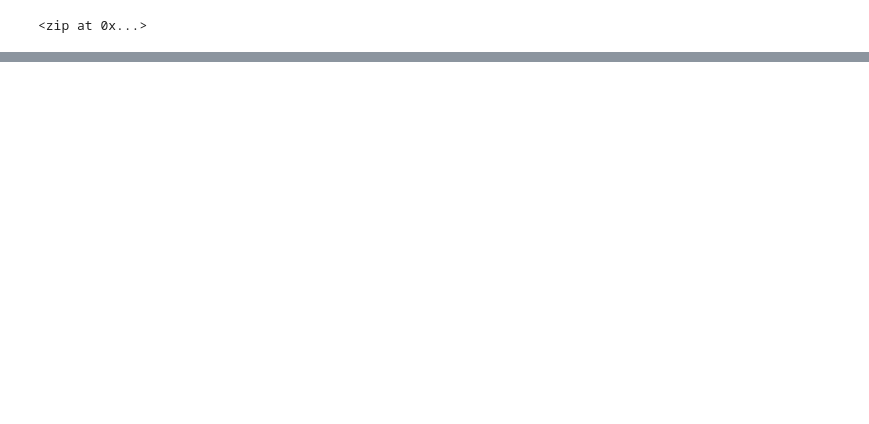
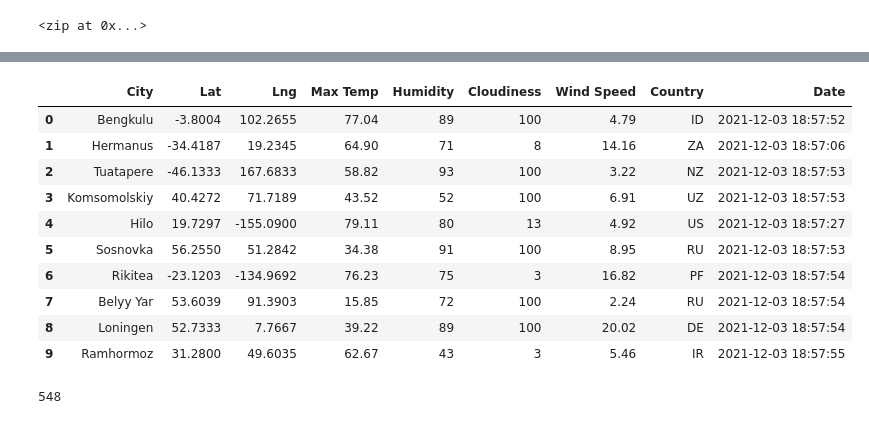
Before and after one commit to CJhair7/World_Weather_Analysis, a Jupyter notebook: WeatherPy.ipynb, the cells around one changed output, grey strips where cells are left out. Saved outputs shown, nothing was run; the diff lists cells and outputs as text; code cells hidden in the pictures; blank space fills up the shorter version.

Commit message:
Adding weather data df and git ignore.

```diff
--- a/WeatherPy.ipynb
+++ b/WeatherPy.ipynb
@@ -32,0 +48,3 @@ len(cities)
+# %%
+# Starting URL for Weather Map API Call.
+url = "http://api.openweathermap.org/data/2.5/weather?units=Imperial&APPID=" + weather_api_key
@@ -32,0 +135,20 @@ len(cities)
+# %%
+# Convert the array of dictionaries to a Pandas DataFrame.
+city_data_df = pd.DataFrame(city_data)
+city_data_df.head(10)
+# %% [output]
+|  | City | Lat | Lng | Max Temp | Humidity | Cloudiness | Wind Speed | Country | Date |
+| 0 | Bengkulu | -3.8004 | 102.2655 | 77.04 | 89 | 100 | 4.79 | ID | 2021-12-03 18:57:52 |
+| 1 | Hermanus | -34.4187 | 19.2345 | 64.90 | 71 | 8 | 14.16 | ZA | 2021-12-03 18:57:06 |
+| 2 | Tuatapere | -46.1333 | 167.6833 | 58.82 | 93 | 100 | 3.22 | NZ | 2021-12-03 18:57:53 |
+| 3 | Komsomolskiy | 40.4272 | 71.7189 | 43.52 | 52 | 100 | 6.91 | UZ | 2021-12-03 18:57:53 |
+| 4 | Hilo | 19.7297 | -155.0900 | 79.11 | 80 | 13 | 4.92 | US | 2021-12-03 18:57:27 |
+| 5 | Sosnovka | 56.2550 | 51.2842 | 34.38 | 91 | 100 | 8.95 | RU | 2021-12-03 18:57:53 |
+| 6 | Rikitea | -23.1203 | -134.9692 | 76.23 | 75 | 3 | 16.82 | PF | 2021-12-03 18:57:54 |
+| 7 | Belyy Yar | 53.6039 | 91.3903 | 15.85 | 72 | 100 | 2.24 | RU | 2021-12-03 18:57:54 |
+| 8 | Loningen | 52.7333 | 7.7667 | 39.22 | 89 | 100 | 20.02 | DE | 2021-12-03 18:57:54 |
+| 9 | Ramhormoz | 31.2800 | 49.6035 | 62.67 | 43 | 3 | 5.46 | IR | 2021-12-03 18:57:55 |
+# %%
+len(city_data)
+# %% [output]
+548
```
Also changed, not shown: parts of 7 cells of this notebook, 3 other files.
